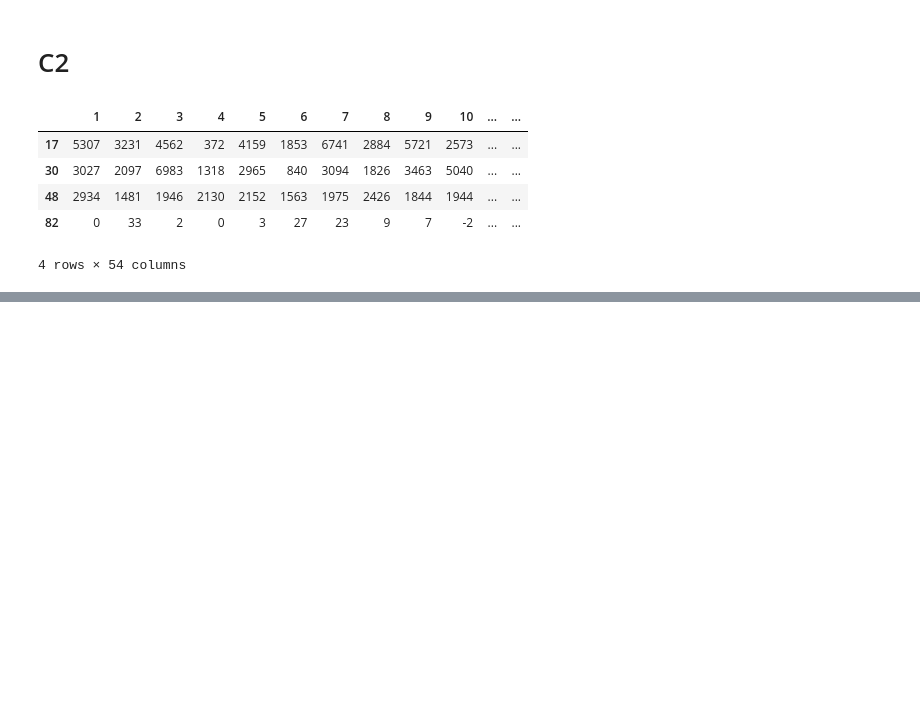
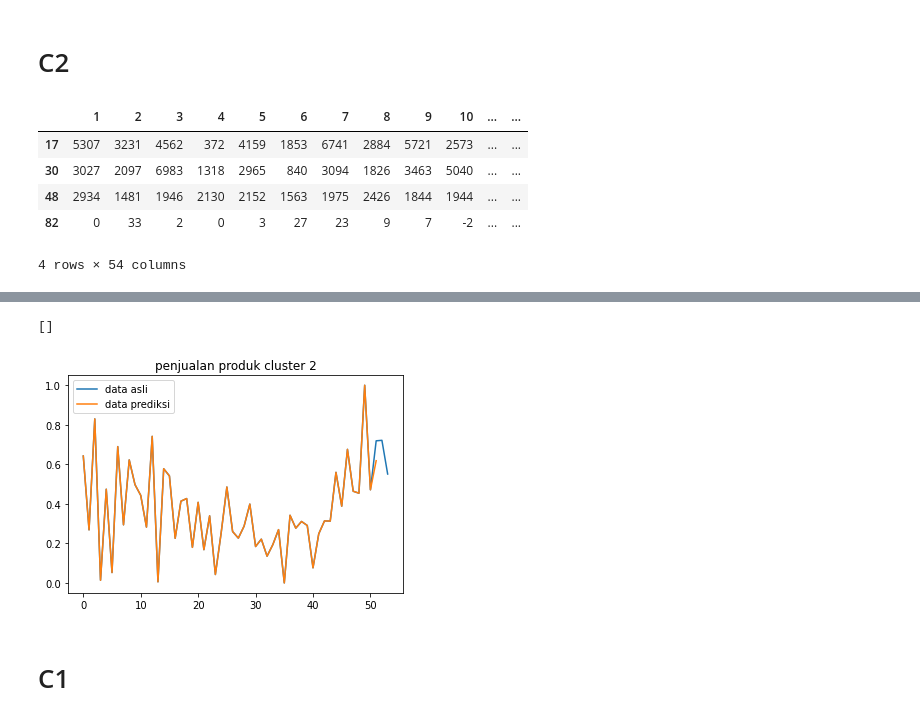
Before and after one commit to IritaSee/product_performance_blstm, a Jupyter notebook: product_test_new_dataset.ipynb, the cells around one changed output, grey strips where cells are left out. Cells and saved outputs as stored; diff of their text form; code cells hidden in the pictures; blank space fills up the shorter version.

```diff
--- a/product_test_new_dataset.ipynb
+++ b/product_test_new_dataset.ipynb
@@ -242,0 +412,9 @@ for idx,a in enumerate(c0):
+# %%
+plt.plot(series,label='data asli')
+plt.plot(hasil,label='data prediksi')
+plt.title('penjualan produk cluster 2')
+plt.legend()
+plt.plot()
+# %% [output]
+[]
+[figure, added]
@@ -242,0 +423,2 @@ for idx,a in enumerate(c0):
+# %% [markdown]
+# C1
```
Also changed, not shown: parts of 45 cells of this notebook, 4 other files.
